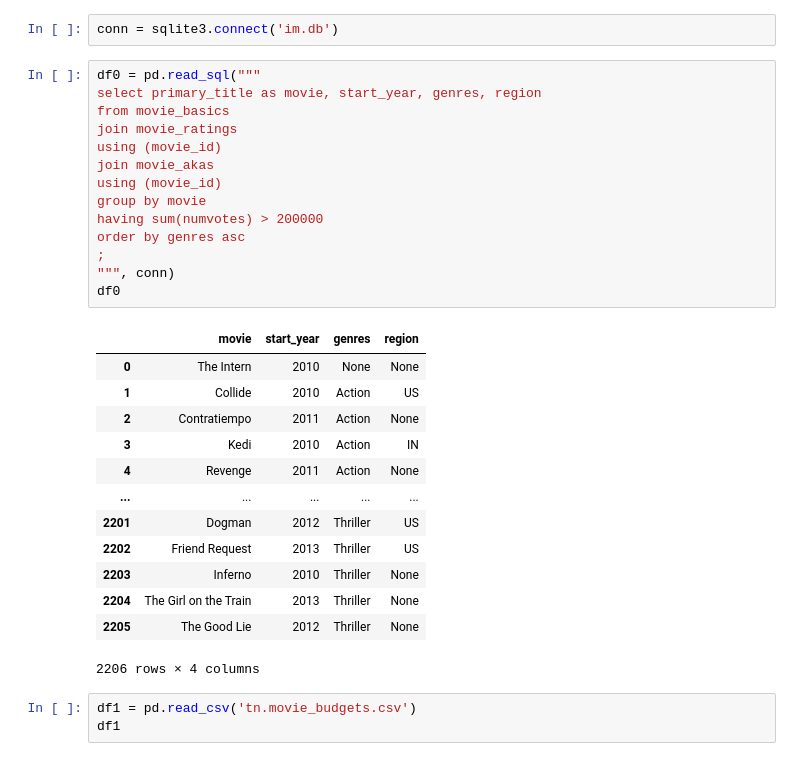
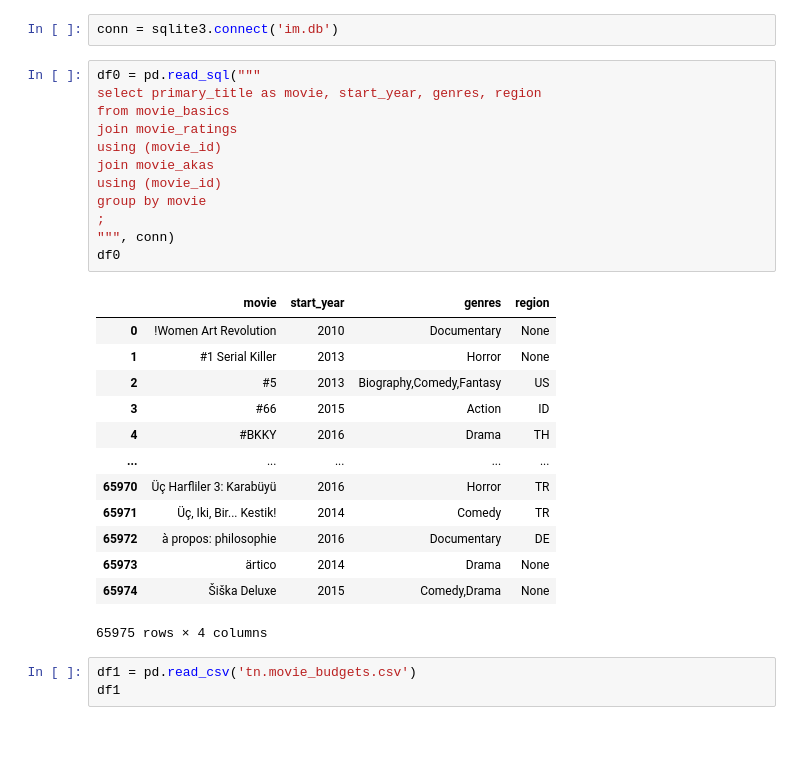
Before and after one commit to bkokin/semester_1_capstone, a Jupyter notebook: exploratory_work/Exploratory_Analysis_BK.ipynb, the cells around one changed output. Saved outputs shown, nothing was run; the diff lists cells and outputs as text.

```diff
--- a/exploratory_work/Exploratory_Analysis_BK.ipynb
+++ b/exploratory_work/Exploratory_Analysis_BK.ipynb
@@ -6,31 +6,29 @@ conn = sqlite3.connect('im.db')
 # %%
 df0 = pd.read_sql("""
 select primary_title as movie, start_year, genres, region
 from movie_basics
 join movie_ratings
 using (movie_id)
 join movie_akas
 using (movie_id)
 group by movie
-having sum(numvotes) > 200000
-order by genres asc
 ;
 """, conn)
 df0
 # %% [output]
 |  | movie | start_year | genres | region |
-| 0 | The Intern | 2010 | None | None |
-| 1 | Collide | 2010 | Action | US |
-| 2 | Contratiempo | 2011 | Action | None |
-| 3 | Kedi | 2010 | Action | IN |
-| 4 | Revenge | 2011 | Action | None |
+| 0 | !Women Art Revolution | 2010 | Documentary | None |
+| 1 | #1 Serial Killer | 2013 | Horror | None |
+| 2 | #5 | 2013 | Biography,Comedy,Fantasy | US |
+| 3 | #66 | 2015 | Action | ID |
+| 4 | #BKKY | 2016 | Drama | TH |
 | ... | ... | ... | ... | ... |
-| 2201 | Dogman | 2012 | Thriller | US |
-| 2202 | Friend Request | 2013 | Thriller | US |
-| 2203 | Inferno | 2010 | Thriller | None |
-| 2204 | The Girl on the Train | 2013 | Thriller | None |
-| 2205 | The Good Lie | 2012 | Thriller | None |
+| 65970 | Üç Harfliler 3: Karabüyü | 2016 | Horror | TR |
+| 65971 | Üç, Iki, Bir... Kestik! | 2014 | Comedy | TR |
+| 65972 | à propos: philosophie | 2016 | Documentary | DE |
+| 65973 | ärtico | 2014 | Drama | None |
+| 65974 | Šiška Deluxe | 2015 | Comedy,Drama | None |
-2206 rows × 4 columns
+65975 rows × 4 columns
 # %%
 df1 = pd.read_csv('tn.movie_budgets.csv')
 df1
```
Also changed, not shown: parts of 6 cells of this notebook, 1 other file.
